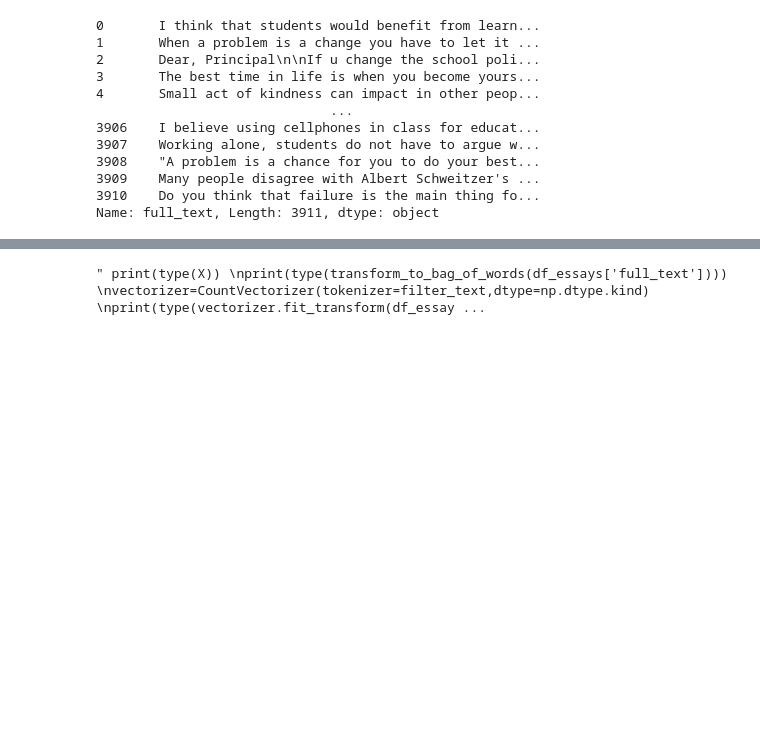
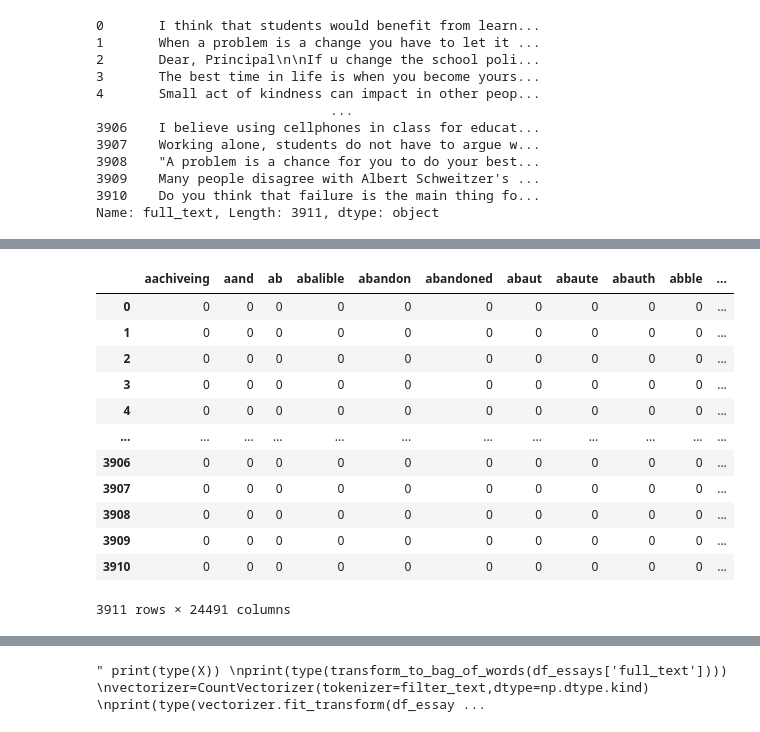
Before and after one commit to leofrio/English-Proficiency-Repository, a Jupyter notebook: doingit.ipynb, the cells around one changed output, grey strips where cells are left out. Cells and saved outputs as stored; diff of their text form; code cells hidden in the pictures; blank space fills up the shorter version.

```diff
--- a/doingit.ipynb
+++ b/doingit.ipynb
@@ -136,8 +136,12 @@ def remove_unwanted(string,unwanted):
         else:
             string=string.replace(i," ")
     return string
-def filter_text(string,stop_words=stop_words,unique_words=False,filter_by_sw=True):
+def filter_text(string,stop_words=stop_words,unique_words=False,filter_by_sw=True,remove_numbers=False,remove_numbers_and_words_glued=False):
     string=remove_unwanted(string,unwanted_list)
+    if remove_numbers:
+        string=removing_numbers(string)
+    if remove_numbers_and_words_glued:
+        string=removing_numbers(string,remove_text_next_to_num=True)
     tokenized=word_tokenize(string)
     filtered=tuple(tokenized)
     if filter_by_sw:
@@ -233,19 +237,26 @@ def stop_words_counter(essay):
             a.append(word.lower())
     return len(a);
 def transform_to_bag_of_words(essay):
-    vectorizer=CountVectorizer()
-    if isinstance(essay,pd.core.frame.DataFrame)or isinstance(essay,pd.core.series.Series):
-        vectorizer=CountVectorizer(tokenizer=filter_text,dtype=np.dtype.type)
-        aux=vectorizer.fit_transform(df_essays["full_text"]).toarray()
-        essay["full_text"]=[subarray for subarray in aux]
-        return essay
+    vectorizer=CountVectorizer(tokenizer=lambda text : filter_text(text,unique_words=False,filter_by_sw=True,remove_numbers_and_words_glued=True),stop_words=stop_words)
+    if isinstance(essay,pd.core.frame.DataFrame)or isinstance(essay,pd.core.series.Series) :
+        bag=vectorizer.fit_transform(df_essays["full_text"]).toarray()
+        essay=[subarray for subarray in bag]
+        new_cols=df_relevant.iloc[:,8:].copy()
+        for i in new_cols.columns:
+            if i != "most_common_words":
+                bag=np.c_[bag,df_relevant[i]]
+        return bag,vectorizer.get_feature_names_out()
+    elif isinstance(essay,list):
+        bag=vectorizer.fit_transform(df_essays["full_text"]).toarray()
+        essay=[subarray for subarray in bag]
+        return bag
     else:
         bag=vectorizer.fit_transform(filter_text(essay,unique_words=False))
         return bag.toarray()
 def removing_numbers(essay,remove_text_next_to_num=False):
     newessay=""
     if(remove_text_next_to_num):
-        newessay=re.sub(r"\d+" ,"",essay)
+        newessay=re.sub(r"\d\w* | [\s]+ |\d+" ,"",essay)
     else:
-        newessay=re.sub(r"\d+" ,"",essay)
+        newessay=re.sub(r"\d*" ,"",essay)
     return newessay
@@ -624,0 +645,22 @@ X
+# %%
+X=df_relevant.drop(columns=target_names)
+X=X.set_index("text_id")
+X=X.drop(columns=["most_common_words"])
+X,colnames=transform_to_bag_of_words(X)
+colnames=np.concatenate((colnames,["n_of_words",'ort_mistakes','amt_radicals','amt_stopwords']))
+X=pd.DataFrame(X,columns=colnames)
+X
+# %% [output]
+|  | aachiveing | aand | ab | abalible | abandon | abandoned | abaut | abaute | abauth | abble | ... |
+| 0 | 0 | 0 | 0 | 0 | 0 | 0 | 0 | 0 | 0 | 0 | ... |
+| 1 | 0 | 0 | 0 | 0 | 0 | 0 | 0 | 0 | 0 | 0 | ... |
+| 2 | 0 | 0 | 0 | 0 | 0 | 0 | 0 | 0 | 0 | 0 | ... |
+| 3 | 0 | 0 | 0 | 0 | 0 | 0 | 0 | 0 | 0 | 0 | ... |
+| 4 | 0 | 0 | 0 | 0 | 0 | 0 | 0 | 0 | 0 | 0 | ... |
+| ... | ... | ... | ... | ... | ... | ... | ... | ... | ... | ... | ... |
+| 3906 | 0 | 0 | 0 | 0 | 0 | 0 | 0 | 0 | 0 | 0 | ... |
+| 3907 | 0 | 0 | 0 | 0 | 0 | 0 | 0 | 0 | 0 | 0 | ... |
+| 3908 | 0 | 0 | 0 | 0 | 0 | 0 | 0 | 0 | 0 | 0 | ... |
+| 3909 | 0 | 0 | 0 | 0 | 0 | 0 | 0 | 0 | 0 | 0 | ... |
+| 3910 | 0 | 0 | 0 | 0 | 0 | 0 | 0 | 0 | 0 | 0 | ... |
+3911 rows × 24491 columns
```
Also changed, not shown: parts of 12 cells of this notebook.
